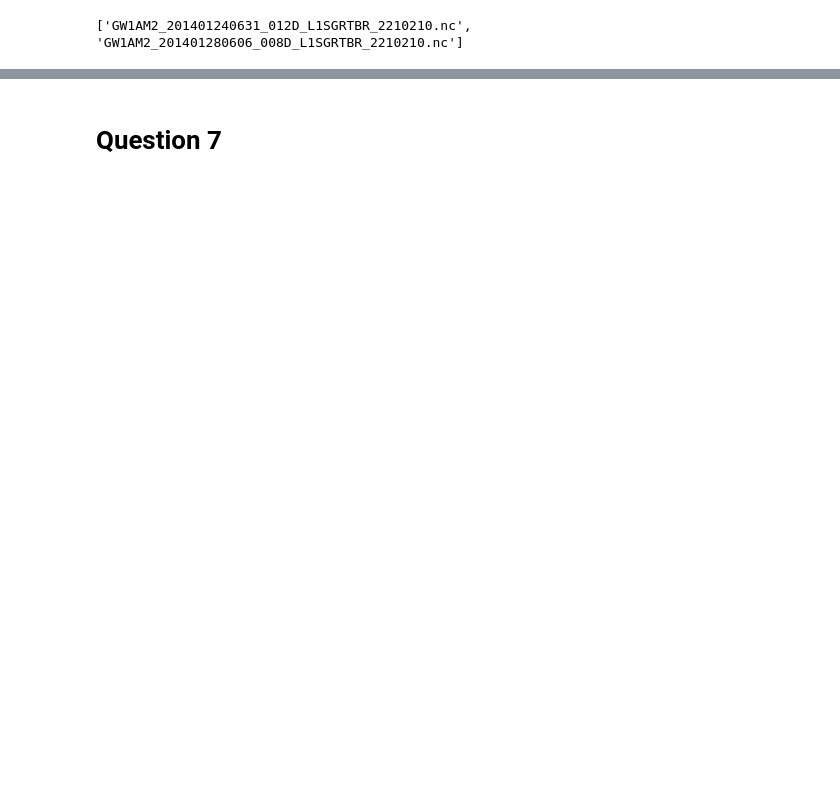
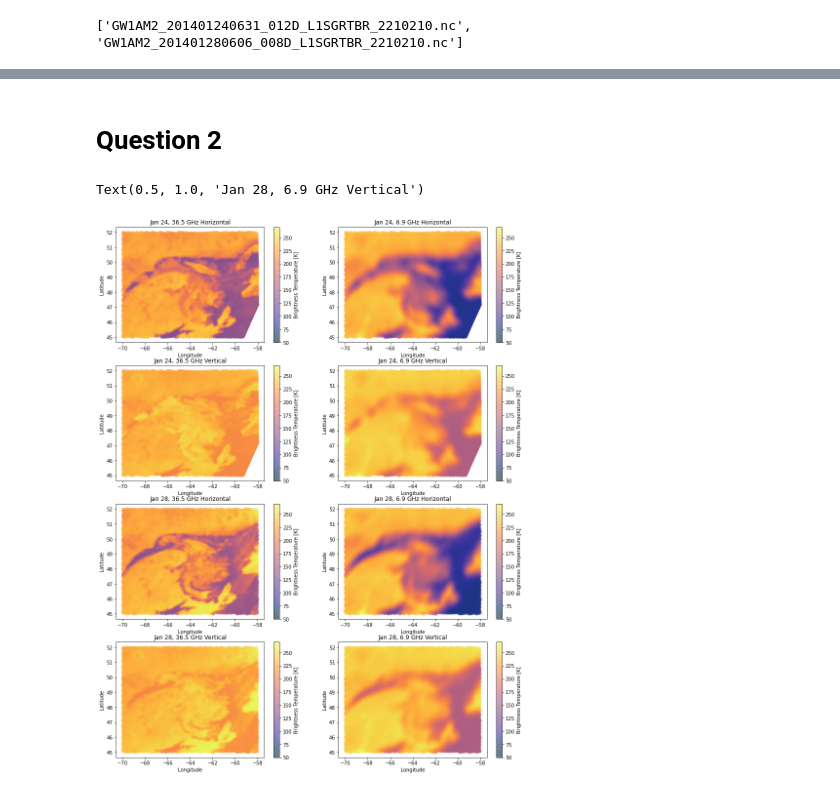
Before and after one commit to rbeutel/PRODIGY, a Jupyter notebook: assignment2.ipynb, the cells around one changed output, grey strips where cells are left out. Cells and saved outputs as stored; diff of their text form; code cells hidden in the pictures; blank space fills up the shorter version.

```diff
--- a/assignment2.ipynb
+++ b/assignment2.ipynb
@@ -79,2 +79,2 @@ df28
 # %% [markdown]
-# Question 7
+# Question 2
@@ -80,0 +84,52 @@ df28
+# %%
+fig, ax = plt.subplots(4,2, figsize = (15,20))
+C = ax[0,0].scatter(df24.lon,df24.lat,c=df24.H36, cmap = cm.cm.thermal, alpha=0.6, vmin=50, vmax=270)
+plt.colorbar(C, ax=ax[0,0], label='Brightness Temperature [K]')
+ax[0,0].set_ylabel('Latitude')
+ax[0,0].set_xlabel('Longitude')
+ax[0,0].set_title('Jan 24, 36.5 GHz Horizontal')
+
+C = ax[0,1].scatter(df24.lon,df24.lat,c=df24.H6, cmap = cm.cm.thermal, alpha=0.6, vmin=50, vmax=270)
+plt.colorbar(C, ax=ax[0,1], label='Brightness Temperature [K]')
+ax[0,1].set_ylabel('Latitude')
+ax[0,1].set_xlabel('Longitude')
+ax[0,1].set_title('Jan 24, 6.9 GHz Horizontal')
+
+C = ax[1,0].scatter(df24.lon,df24.lat,c=df24.V36, cmap = cm.cm.thermal, alpha=0.6, vmin=50, vmax=270)
+plt.colorbar(C, ax=ax[1,0], label='Brightness Temperature [K]')
+ax[1,0].set_ylabel('Latitude')
+ax[1,0].set_xlabel('Longitude')
+ax[1,0].set_title('Jan 24, 36.5 GHz Vertical')
+
+C = ax[1,1].scatter(df24.lon,df24.lat,c=df24.V6, cmap = cm.cm.thermal, alpha=0.6, vmin=50, vmax=270)
+plt.colorbar(C, ax=ax[1,1], label='Brightness Temperature [K]')
+ax[1,1].set_ylabel('Latitude')
+ax[1,1].set_xlabel('Longitude')
+ax[1,1].set_title('Jan 24, 6.9 GHz Vertical')
+
+C = ax[2,0].scatter(df28.lon,df28.lat,c=df28.H36, cmap = cm.cm.thermal, alpha=0.6, vmin=50, vmax=270)
+plt.colorbar(C, ax=ax[2,0], label='Brightness Temperature [K]')
+ax[2,0].set_ylabel('Latitude')
+ax[2,0].set_xlabel('Longitude')
+ax[2,0].set_title('Jan 28, 36.5 GHz Horizontal')
+
+C = ax[2,1].scatter(df28.lon,df28.lat,c=df28.H6, cmap = cm.cm.thermal, alpha=0.6, vmin=50, vmax=270)
+plt.colorbar(C, ax=ax[2,1], label='Brightness Temperature [K]')
+ax[2,1].set_ylabel('Latitude')
+ax[2,1].set_xlabel('Longitude')
+ax[2,1].set_title('Jan 28, 6.9 GHz Horizontal')
+
+C = ax[3,0].scatter(df28.lon,df28.lat,c=df28.V36, cmap = cm.cm.thermal, alpha=0.6, vmin=50, vmax=270)
+plt.colorbar(C, ax=ax[3,0], label='Brightness Temperature [K]')
+ax[3,0].set_ylabel('Latitude')
+ax[3,0].set_xlabel('Longitude')
+ax[3,0].set_title('Jan 28, 36.5 GHz Vertical')
+
+C = ax[3,1].scatter(df28.lon,df28.lat,c=df28.V6, cmap = cm.cm.thermal, alpha=0.6, vmin=50, vmax=270)
+plt.colorbar(C, ax=ax[3,1], label='Brightness Temperature [K]')
+ax[3,1].set_ylabel('Latitude')
+ax[3,1].set_xlabel('Longitude')
+ax[3,1].set_title('Jan 28, 6.9 GHz Vertical')
+# %% [output]
+Text(0.5, 1.0, 'Jan 28, 6.9 GHz Vertical')
+[figure, added]
```
Also changed, not shown: parts of 27 cells of this notebook.
